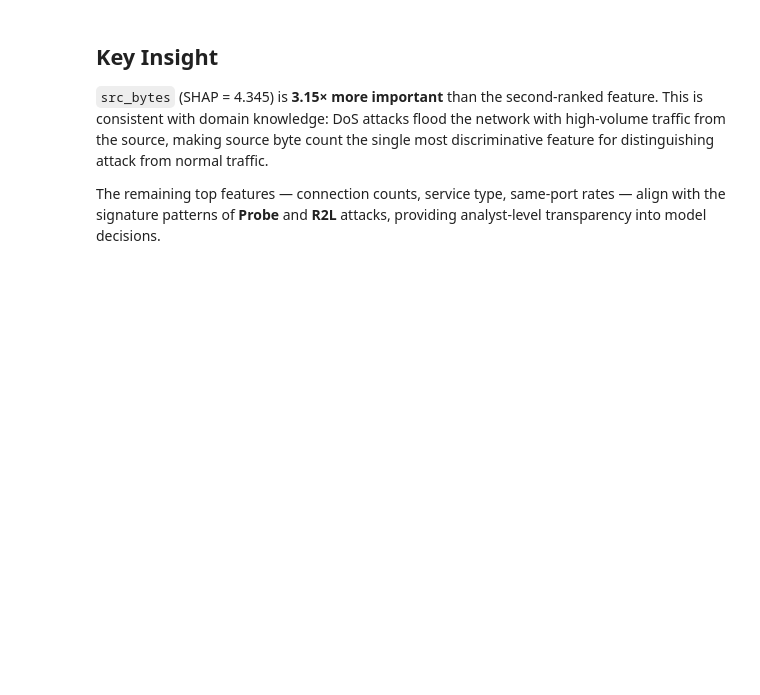
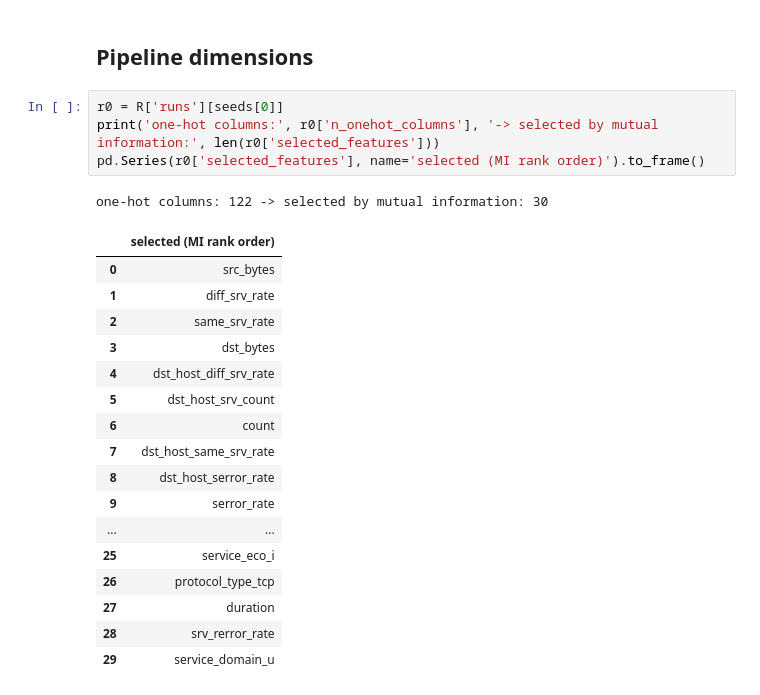
Before and after one commit to brigghouse/RT-MLIDS, a Jupyter notebook: notebooks/02_feature_analysis.ipynb, the cells around one changed output. Drawn from its saved outputs; the diff is of its cells as text; blank space fills up the shorter version.

```diff
--- a/notebooks/02_feature_analysis.ipynb
+++ b/notebooks/02_feature_analysis.ipynb
@@ -80,6 +14,25 @@ plt.show()
-# %% [markdown]
-## Key Insight
-
-`src_bytes` (SHAP = 4.345) is **3.15× more important** than the second-ranked feature. This is consistent with domain knowledge: DoS attacks flood the network with high-volume traffic from the source, making source byte count the single most discriminative feature for distinguishing attack from normal traffic.
-
-The remaining top features — connection counts, service type, same-port rates — align with the signature patterns of **Probe** and **R2L** attacks, providing analyst-level transparency into model decisions.
+# %% [markdown]
+## Pipeline dimensions
+# %%
+r0 = R['runs'][seeds[0]]
+print('one-hot columns:', r0['n_onehot_columns'], '-> selected by mutual information:', len(r0['selected_features']))
+pd.Series(r0['selected_features'], name='selected (MI rank order)').to_frame()
+# %% [output]
+one-hot columns: 122 -> selected by mutual information: 30
+|  | selected (MI rank order) |
+| 0 | src_bytes |
+| 1 | diff_srv_rate |
+| 2 | same_srv_rate |
+| 3 | dst_bytes |
+| 4 | dst_host_diff_srv_rate |
+| 5 | dst_host_srv_count |
+| 6 | count |
+| 7 | dst_host_same_srv_rate |
+| 8 | dst_host_serror_rate |
+| 9 | serror_rate |
+| ... | ... |
+| 25 | service_eco_i |
+| 26 | protocol_type_tcp |
+| 27 | duration |
+| 28 | srv_rerror_rate |
+| 29 | service_domain_u |
```
Also changed, not shown: parts of 11 cells of this notebook, 3 other files.
